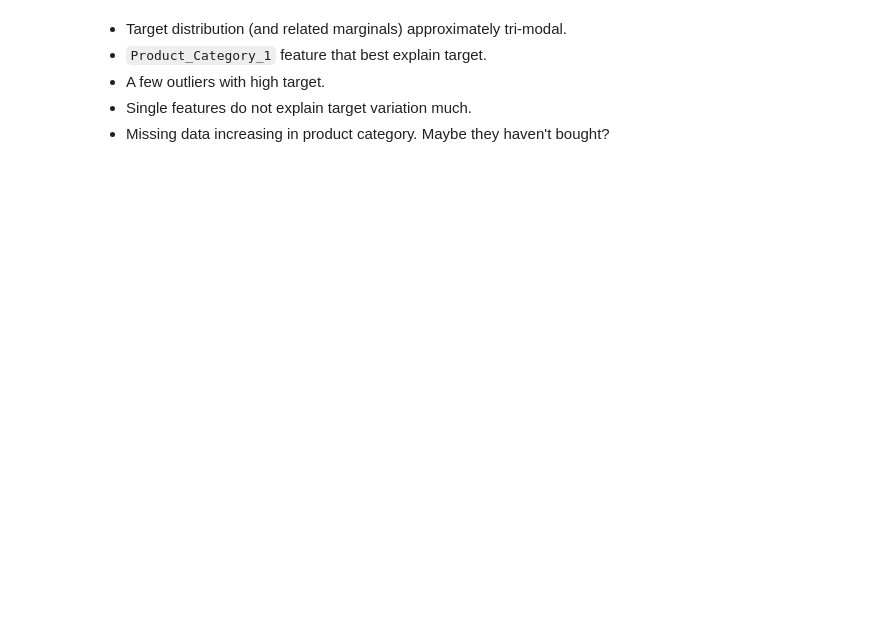
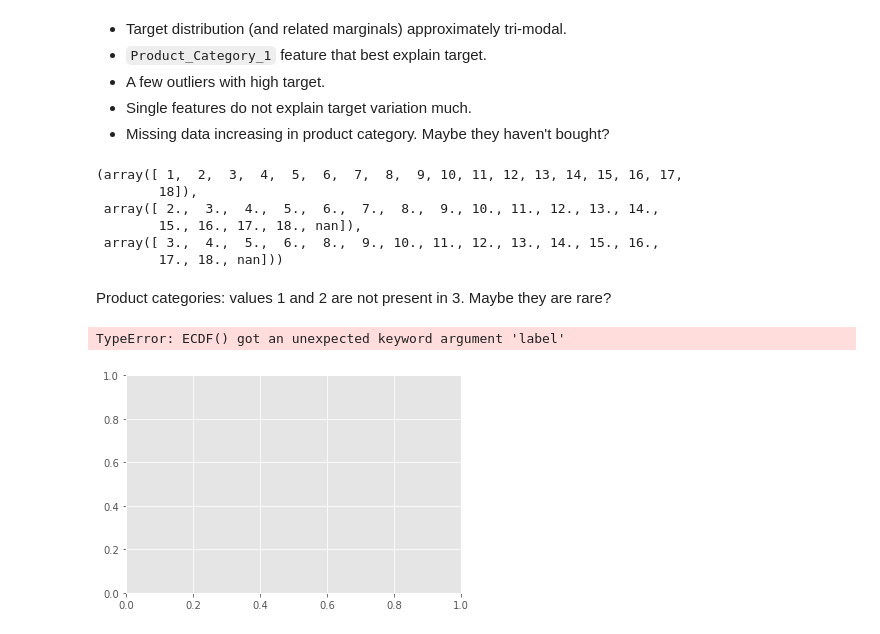
Before and after one commit to Llewlyn/Datasets-analysis, a Jupyter notebook: black_friday/1.exploratory.ipynb, the cells around one changed output. Saved outputs shown, nothing was run; the diff lists cells and outputs as text; code cells hidden in the pictures; blank space fills up the shorter version.

```diff
--- a/black_friday/1.exploratory.ipynb
+++ b/black_friday/1.exploratory.ipynb
@@ -126,0 +131,22 @@ df.corr()
+# %%
+np.sort(prod1_vals), np.sort(prod2_vals), np.sort(prod3_vals)
+# %% [output]
+(array([ 1,  2,  3,  4,  5,  6,  7,  8,  9, 10, 11, 12, 13, 14, 15, 16, 17,
+        18]),
+ array([ 2.,  3.,  4.,  5.,  6.,  7.,  8.,  9., 10., 11., 12., 13., 14.,
+        15., 16., 17., 18., nan]),
+ array([ 3.,  4.,  5.,  6.,  8.,  9., 10., 11., 12., 13., 14., 15., 16.,
+        17., 18., nan]))
+# %% [markdown]
+Product categories: values 1 and 2 are not present in 3. Maybe they are rare?
+# %%
+ax = plt.gca()
+kwargs = {'with_table':False, 'with_whiskers':False, 'with_stat':False, 'ax':ax}
+tpl.ECDF(df.Product_Category_1.values, **kwargs, label='1')
+tpl.ECDF(df.Product_Category_2.dropna().values, **kwargs, label='2')
+tpl.ECDF(df.Product_Category_3.dropna().values, **kwargs, label='3')
+plt.legend()
+ax.set_xticks(range(18+1));
+# %% [output]
+TypeError: ECDF() got an unexpected keyword argument 'label'
+[figure, added]
```
Also changed, not shown: parts of 2 cells of this notebook.
